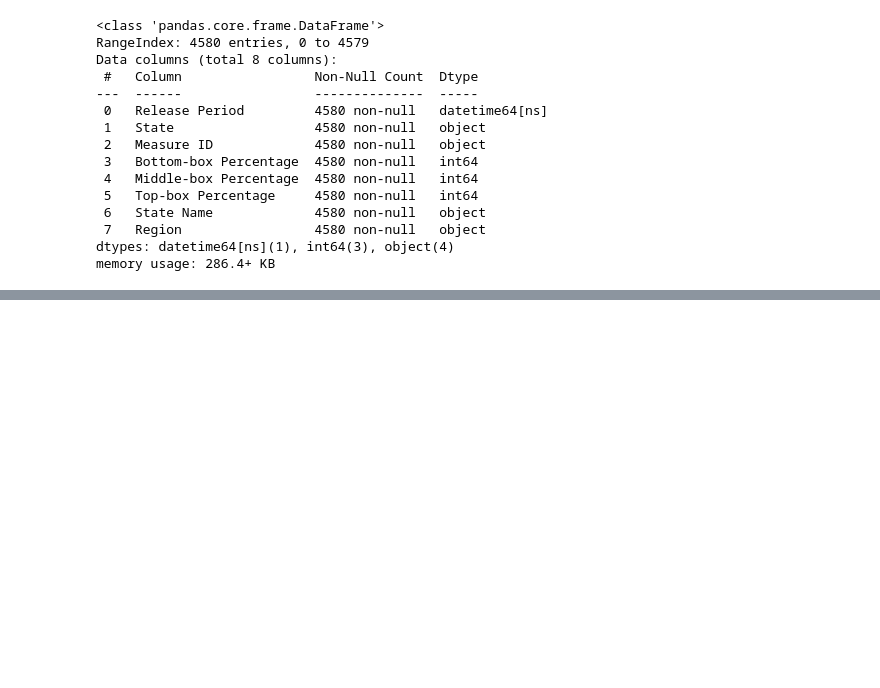
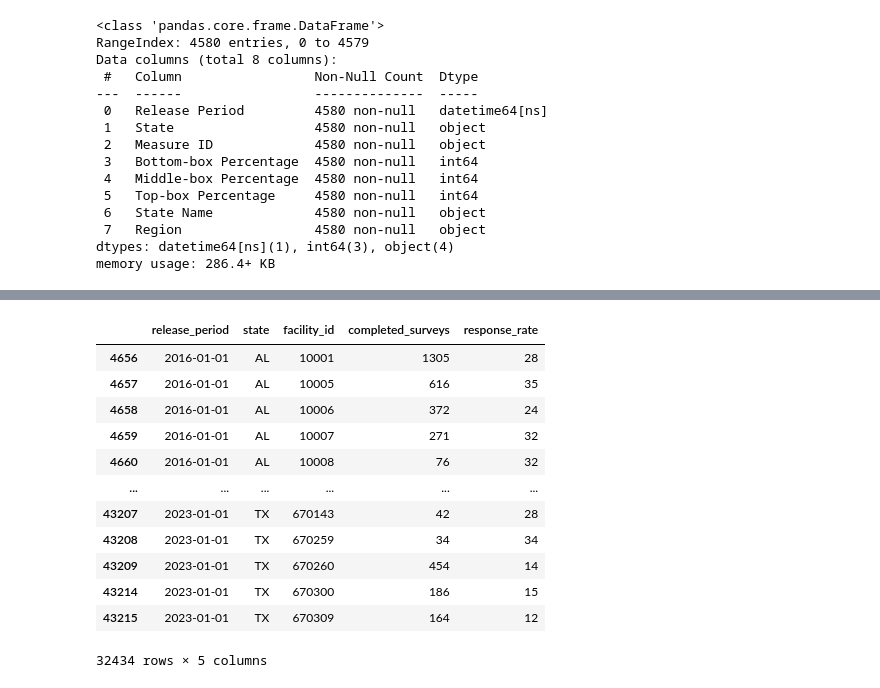
Before and after one commit to andyguo0228/maven_healthcare, a Jupyter notebook: maven_healthcare.ipynb, the cells around one changed output, grey strips where cells are left out. Cells and saved outputs as stored; diff of their text form; code cells hidden in the pictures; blank space fills up the shorter version.

```diff
--- a/maven_healthcare.ipynb
+++ b/maven_healthcare.ipynb
@@ -189,0 +255,9 @@ Name: count, dtype: int64
+# %%
+responses = dataframes['responses']
+# responses['Release Period'] = pd.to_datetime(responses['Release Period'].str.lstrip('07_'))
+responses.columns = [col.lower().replace(' ', '_') for col in responses.columns]
+responses.rename(columns={'response_rate_(%)': 'response_rate'}, inplace=True)
+
+states = dataframes['states']
+
+responses.head()
@@ -189,0 +296,3 @@ Name: count, dtype: int64
+# %%
+# Drop extra 5 states
+responses = responses[responses['state'].isin(states['State'])]
@@ -189,0 +325,17 @@ Name: count, dtype: int64
+# %%
+responses = responses[responses.completed_surveys.str.contains('[a-zA-Z]', regex=True) == False]
+responses
+# %% [output]
+|  | release_period | state | facility_id | completed_surveys | response_rate |
+| 4656 | 2016-01-01 | AL | 10001 | 1305 | 28 |
+| 4657 | 2016-01-01 | AL | 10005 | 616 | 35 |
+| 4658 | 2016-01-01 | AL | 10006 | 372 | 24 |
+| 4659 | 2016-01-01 | AL | 10007 | 271 | 32 |
+| 4660 | 2016-01-01 | AL | 10008 | 76 | 32 |
+| ... | ... | ... | ... | ... | ... |
+| 43207 | 2023-01-01 | TX | 670143 | 42 | 28 |
+| 43208 | 2023-01-01 | TX | 670259 | 34 | 34 |
+| 43209 | 2023-01-01 | TX | 670260 | 454 | 14 |
+| 43214 | 2023-01-01 | TX | 670300 | 186 | 15 |
+| 43215 | 2023-01-01 | TX | 670309 | 164 | 12 |
+32434 rows × 5 columns
```
Also changed, not shown: parts of 20 cells of this notebook, 1 other file.
